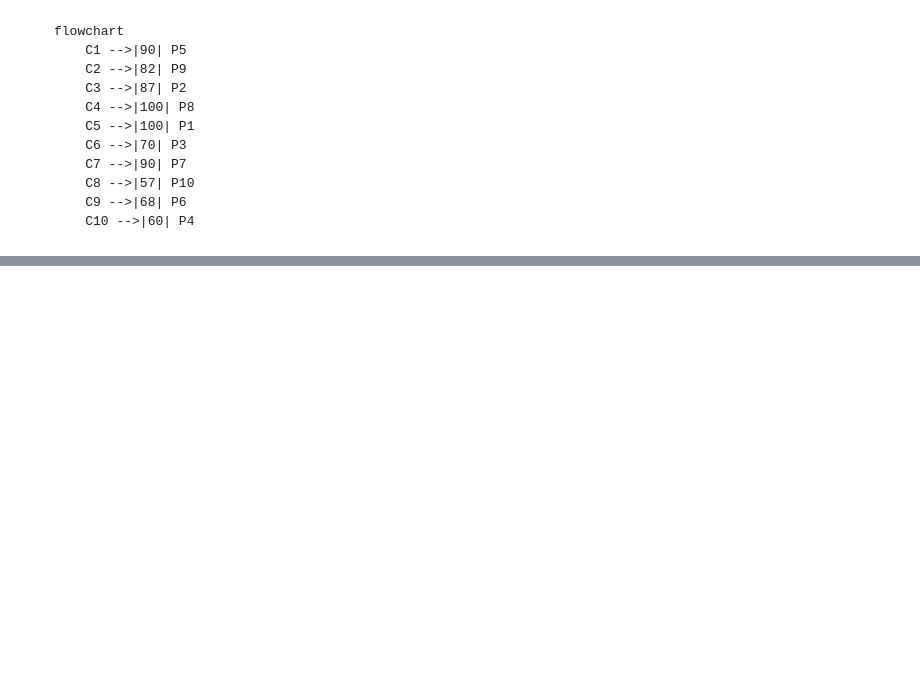
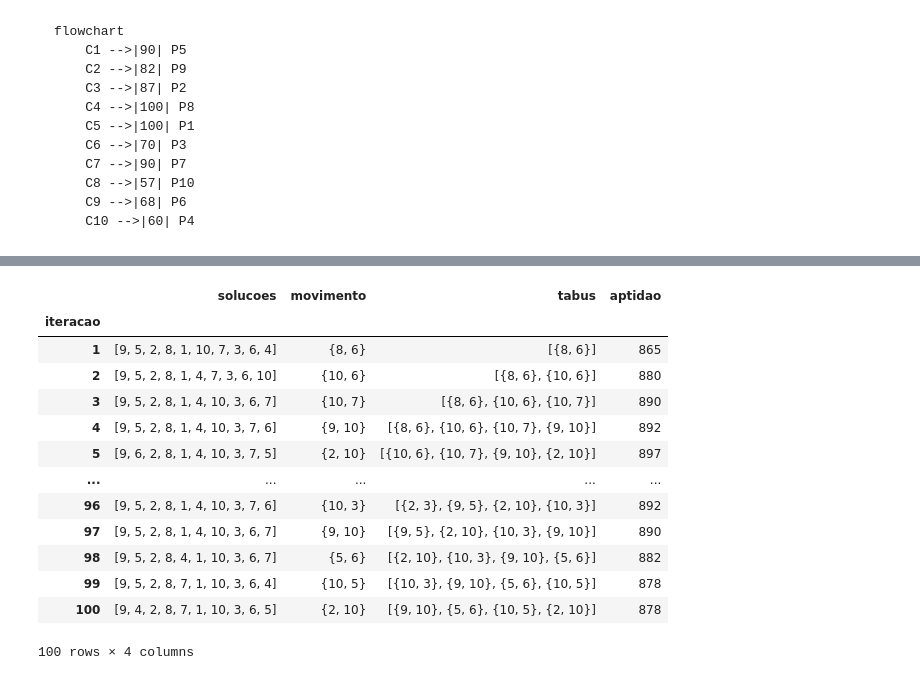
Before and after one commit to notPlancha/projeto-optimizacao, a Jupyter notebook: II/Rascunho.ipynb, the cells around one changed output, grey strips where cells are left out. Saved outputs shown, nothing was run; the diff lists cells and outputs as text; code cells hidden in the pictures; blank space fills up the shorter version.

```diff
--- a/II/Rascunho.ipynb
+++ b/II/Rascunho.ipynb
@@ -324,0 +335,24 @@ df["aptidao"] = df["cientistas"].apply(lambda x: x.aptidaoTotal)
+# %%
+df = DataFrame({
+    "iteracao" : pipe(range(1,101), list),
+    "solucoes" : [repr(i) for i in wo_min[1][0]],
+    "movimento": wo_min[1][1],
+    "tabus"    : wo_min[1][2],
+    "aptidao"  : [i.aptidaoTotal for i in wo_min[1][0]]
+})
+df.set_index("iteracao")
+# %% [output]
+|  | solucoes | movimento | tabus | aptidao |
+| iteracao |  |  |  |  |
+| 1 | [9, 5, 2, 8, 1, 10, 7, 3, 6, 4] | {8, 6} | [{8, 6}] | 865 |
+| 2 | [9, 5, 2, 8, 1, 4, 7, 3, 6, 10] | {10, 6} | [{8, 6}, {10, 6}] | 880 |
+| 3 | [9, 5, 2, 8, 1, 4, 10, 3, 6, 7] | {10, 7} | [{8, 6}, {10, 6}, {10, 7}] | 890 |
+| 4 | [9, 5, 2, 8, 1, 4, 10, 3, 7, 6] | {9, 10} | [{8, 6}, {10, 6}, {10, 7}, {9, 10}] | 892 |
+| 5 | [9, 6, 2, 8, 1, 4, 10, 3, 7, 5] | {2, 10} | [{10, 6}, {10, 7}, {9, 10}, {2, 10}] | 897 |
+| ... | ... | ... | ... | ... |
+| 96 | [9, 5, 2, 8, 1, 4, 10, 3, 7, 6] | {10, 3} | [{2, 3}, {9, 5}, {2, 10}, {10, 3}] | 892 |
+| 97 | [9, 5, 2, 8, 1, 4, 10, 3, 6, 7] | {9, 10} | [{9, 5}, {2, 10}, {10, 3}, {9, 10}] | 890 |
+| 98 | [9, 5, 2, 8, 4, 1, 10, 3, 6, 7] | {5, 6} | [{2, 10}, {10, 3}, {9, 10}, {5, 6}] | 882 |
+| 99 | [9, 5, 2, 8, 7, 1, 10, 3, 6, 4] | {10, 5} | [{10, 3}, {9, 10}, {5, 6}, {10, 5}] | 878 |
+| 100 | [9, 4, 2, 8, 7, 1, 10, 3, 6, 5] | {2, 10} | [{9, 10}, {5, 6}, {10, 5}, {2, 10}] | 878 |
+100 rows × 4 columns
```
Also changed, not shown: parts of 22 cells of this notebook.
